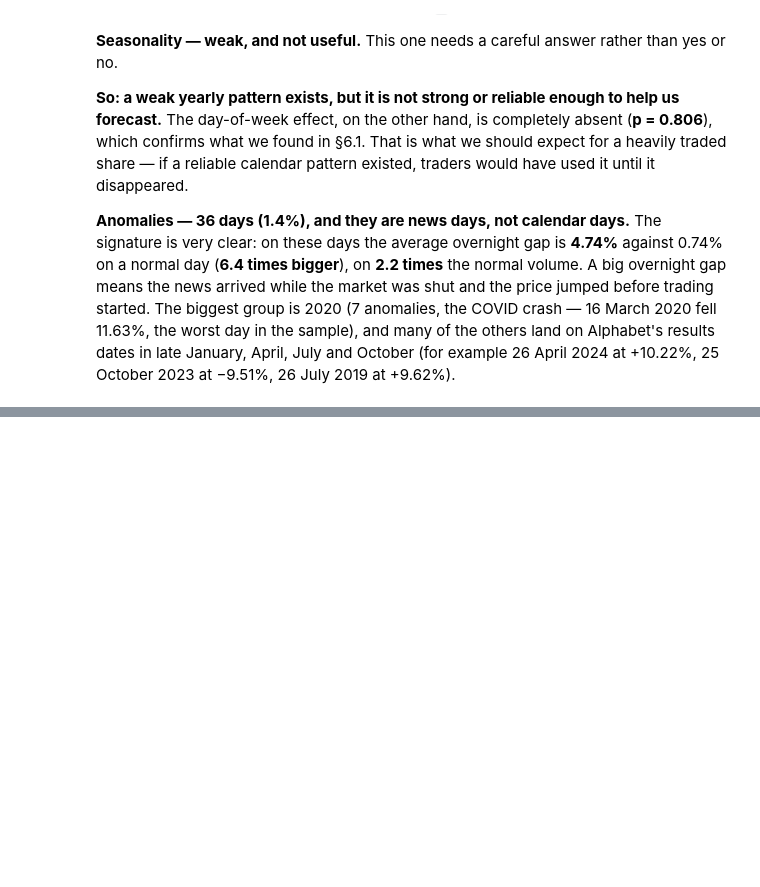
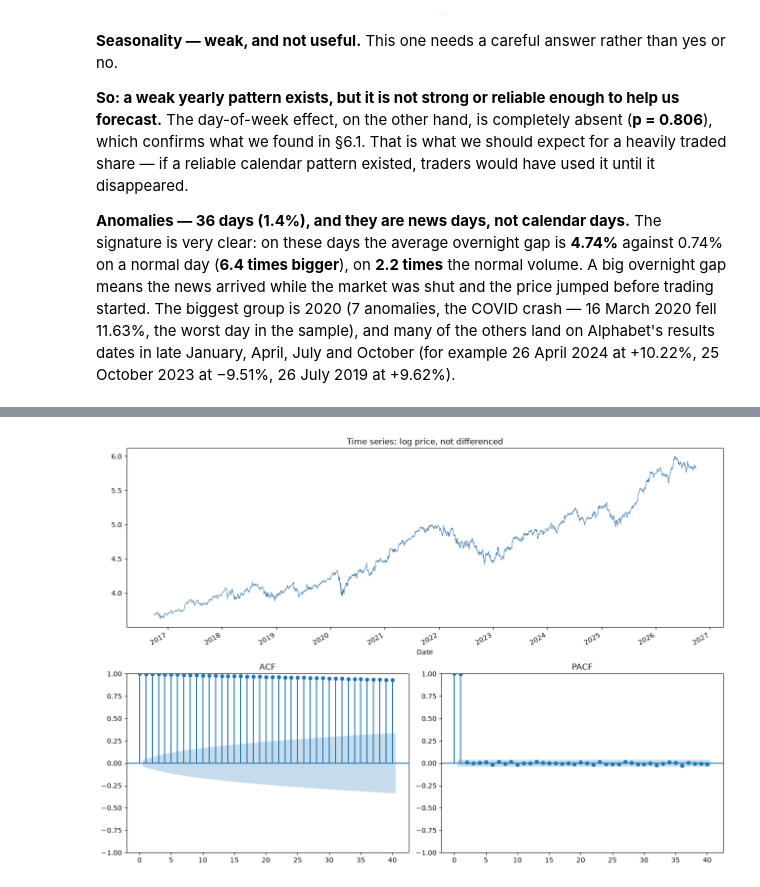
Before and after one commit to zawmoehtike-cct/CA1MLB-2026230, a Jupyter notebook: CA1MLB.ipynb, the cells around one changed output, grey strips where cells are left out. Drawn from its saved outputs; the diff is of its cells as text; code cells hidden in the pictures; blank space fills up the shorter version.

```diff
--- a/CA1MLB.ipynb
+++ b/CA1MLB.ipynb
@@ -1161,0 +1219,23 @@ late January, April, July and October (for example 26 April 2024 at +10.22%, 25
+# %%
+def plotds(xt, nlag=40, fig_size=(13, 9), title=''):
+    """Plot a series with its ACF and PACF underneath (the helper from Tutorial 6(a))."""
+    if not isinstance(xt, pd.Series):
+        xt = pd.Series(xt)
+    xt = xt.dropna()
+
+    plt.figure(figsize=fig_size)
+    layout = (2, 2)
+    ax_xt = plt.subplot2grid(layout, (0, 0), colspan=2)   # the series across the top
+    ax_acf = plt.subplot2grid(layout, (1, 0))             # ACF bottom left
+    ax_pacf = plt.subplot2grid(layout, (1, 1))            # PACF bottom right
+
+    xt.plot(ax=ax_xt, color='steelblue', linewidth=0.8)
+    ax_xt.set_title('Time series: ' + title)
+
+    plot_acf(xt, lags=nlag, ax=ax_acf)
+    ax_acf.set_title('ACF')
+    plot_pacf(xt, lags=nlag, ax=ax_pacf)
+    ax_pacf.set_title('PACF')
+
+    plt.tight_layout()
+    plt.show()
@@ -1161,0 +1259,5 @@ late January, April, July and October (for example 26 April 2024 at +10.22%, 25
+# %%
+# First the undifferenced log price. The very slow ACF fade is the sign of non-stationarity.
+plotds(log_ts, nlag=40, title='log price, not differenced')
+# %% [output]
+[figure, added]
```
Also changed, not shown: parts of 10 cells of this notebook.
